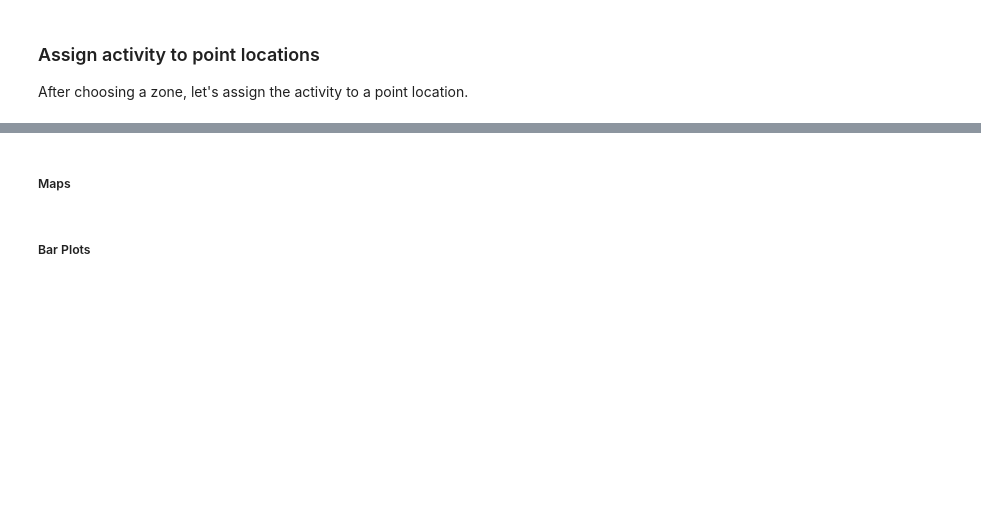
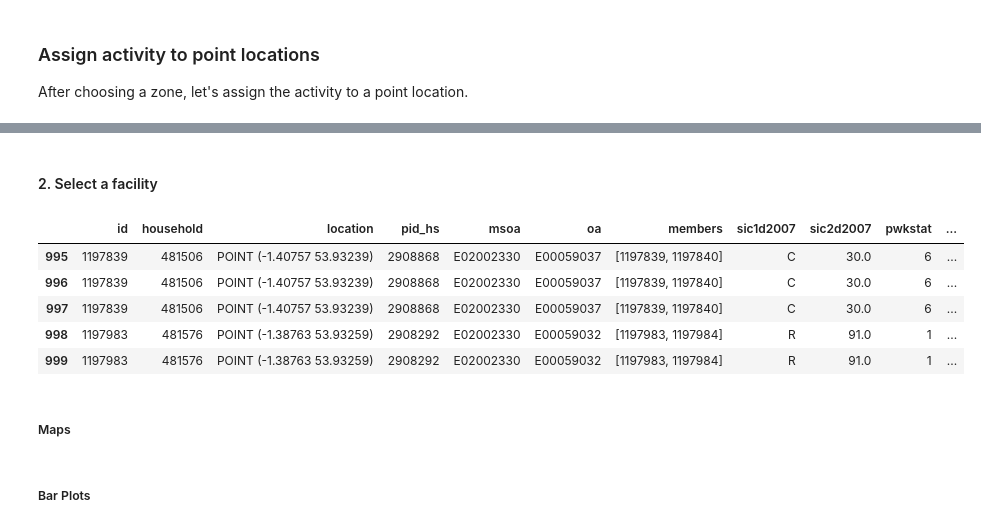
Before and after one commit to Urban-Analytics-Technology-Platform/acbm, a Jupyter notebook: notebooks/4_locations_work.ipynb, the cells around one changed output, grey strips where cells are left out. Saved outputs shown, nothing was run; the diff lists cells and outputs as text; code cells hidden in the pictures; blank space fills up the shorter version.

```diff
--- a/notebooks/4_locations_work.ipynb
+++ b/notebooks/4_locations_work.ipynb
@@ -320,9 +365,3 @@ activities_per_zone
-# %%
-with open('../data/interim/assigning/activities_per_zone.pkl', 'wb') as f:
-    pkl.dump(activities_per_zone_dict, f)
-
-# save activities_per_zone as a parquet file
-activities_per_zone.to_parquet('../data/interim/assigning/activities_per_zone.parquet')
 # %% [markdown]
 ### Commuting matrices (from 2021 census)
 # %%
@@ -1049,0 +1090,6 @@ After choosing a zone, let's assign the activity to a point location.
+# %%
+
+# Assuming zones_gdf is your GeoDataFrame containing the zones
+zone_neighbors = Queen.from_dataframe(boundaries, idVariable='OA21CD').neighbors
+
+zone_neighbors
@@ -1050 +1114,3 @@ After choosing a zone, let's assign the activity to a point location.
+# %% [markdown]
+#### 2. Select a facility
 # %%
@@ -1115,3 +1191,21 @@ def select_activity(row: pd.Series,
+# %%
+activity_chains_ex = activity_chains_work.copy().head(1000)
+# apply the function to a row in activity_chains_ex
+activity_chains_ex[['activity_id', 'activity_geom']] = activity_chains_ex.apply(lambda row: select_facility(
+    row,
+    facilities_pts = osm_data_gdf,
+    neighboring_zones = zone_neighbors,
+    sample_col = "floor_area"),
+axis=1)
+# %%
+activity_chains_ex.tail(5)
+# %% [output]
+|  | id | household | location | pid_hs | msoa | oa | members | sic1d2007 | sic2d2007 | pwkstat | ... |
+| 995 | 1197839 | 481506 | POINT (-1.40757 53.93239) | 2908868 | E02002330 | E00059037 | [1197839, 1197840] | C | 30.0 | 6 | ... |
+| 996 | 1197839 | 481506 | POINT (-1.40757 53.93239) | 2908868 | E02002330 | E00059037 | [1197839, 1197840] | C | 30.0 | 6 | ... |
+| 997 | 1197839 | 481506 | POINT (-1.40757 53.93239) | 2908868 | E02002330 | E00059037 | [1197839, 1197840] | C | 30.0 | 6 | ... |
+| 998 | 1197983 | 481576 | POINT (-1.38763 53.93259) | 2908292 | E02002330 | E00059032 | [1197983, 1197984] | R | 91.0 | 1 | ... |
+| 999 | 1197983 | 481576 | POINT (-1.38763 53.93259) | 2908292 | E02002330 | E00059032 | [1197983, 1197984] | R | 91.0 | 1 | ... |
 # %% [markdown]
 ##### Maps
 # %% [markdown]
```
Also changed, not shown: parts of 24 cells of this notebook.
